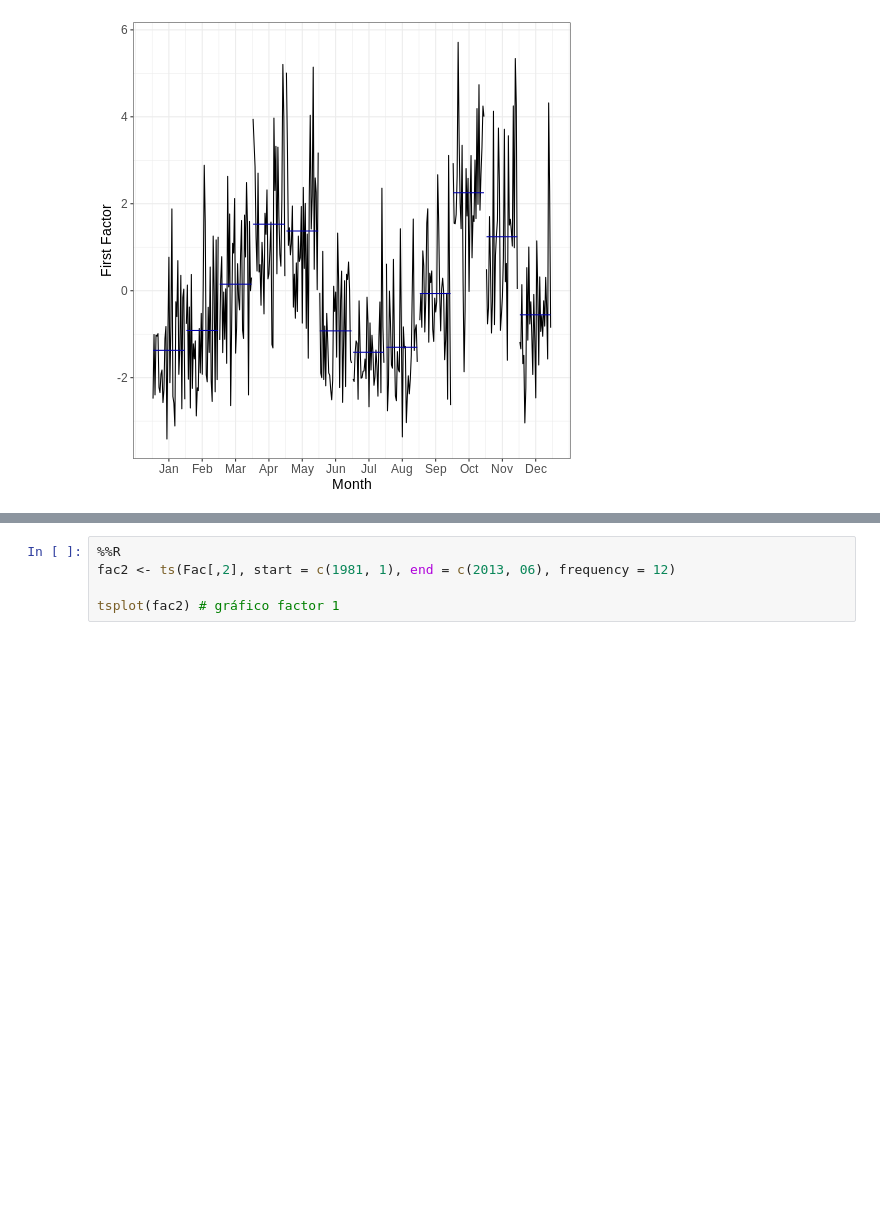
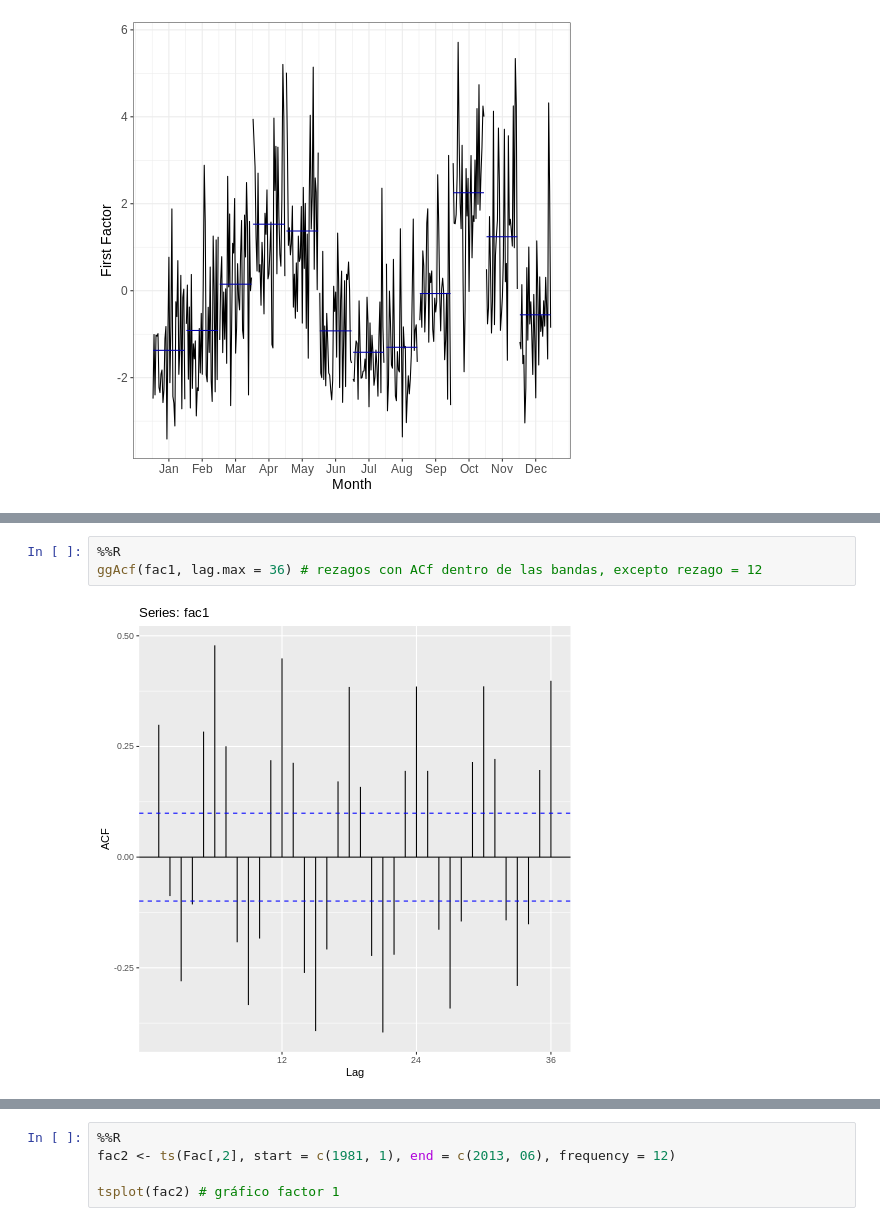
Before and after one commit to jofmorenore/TS_Climatic, a Jupyter notebook: R/SeasonalDFM_PrecipitationAirports6C.ipynb, the cells around one changed output, grey strips where cells are left out. Drawn from its saved outputs; the diff is of its cells as text; blank space fills up the shorter version.

```diff
--- a/R/SeasonalDFM_PrecipitationAirports6C.ipynb
+++ b/R/SeasonalDFM_PrecipitationAirports6C.ipynb
@@ -530,0 +508,5 @@ ggsubseriesplot(fac1) +
+# %%
+%%R
+ggAcf(fac1, lag.max = 36) # rezagos con ACf dentro de las bandas, excepto rezago = 12
+# %% [output]
+[figure, added]
```
Also changed, not shown: parts of 22 cells of this notebook.
